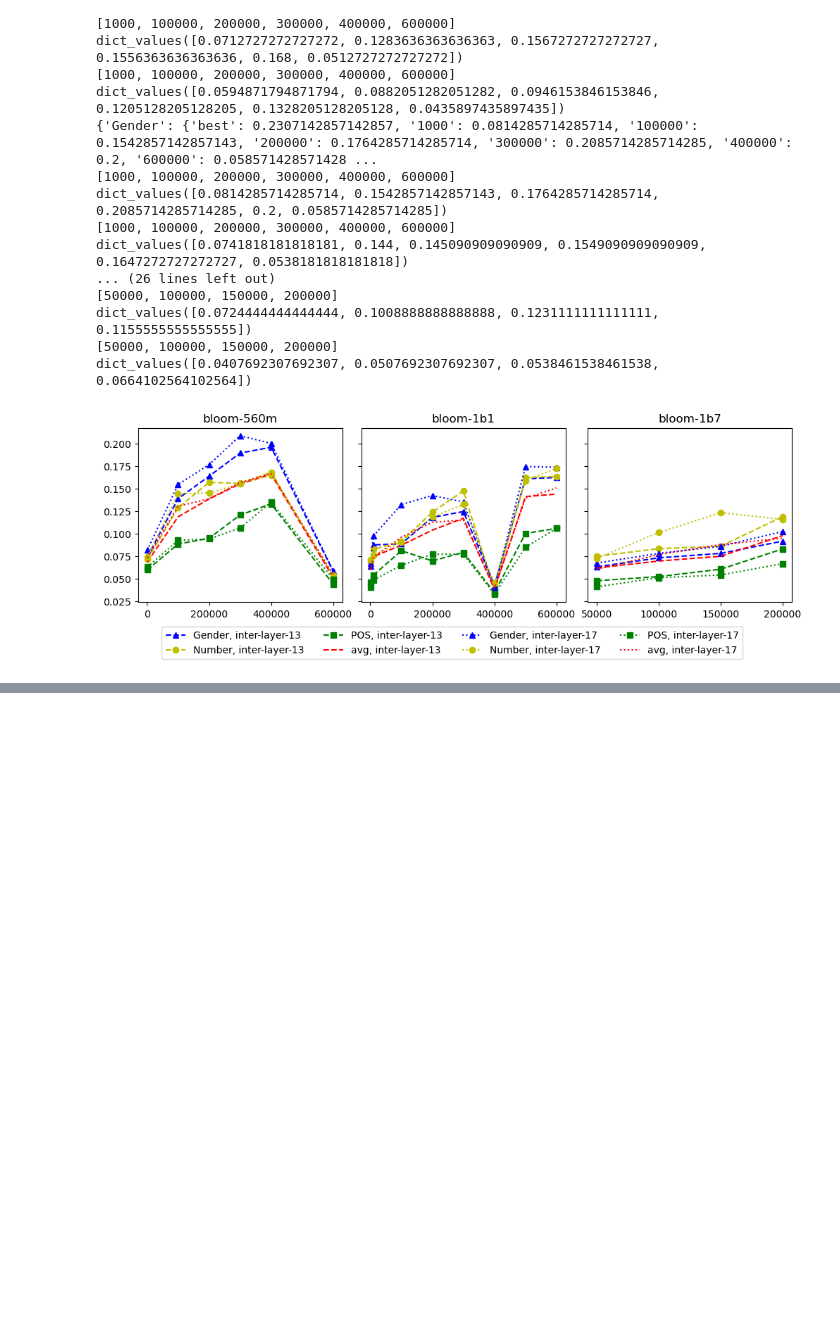
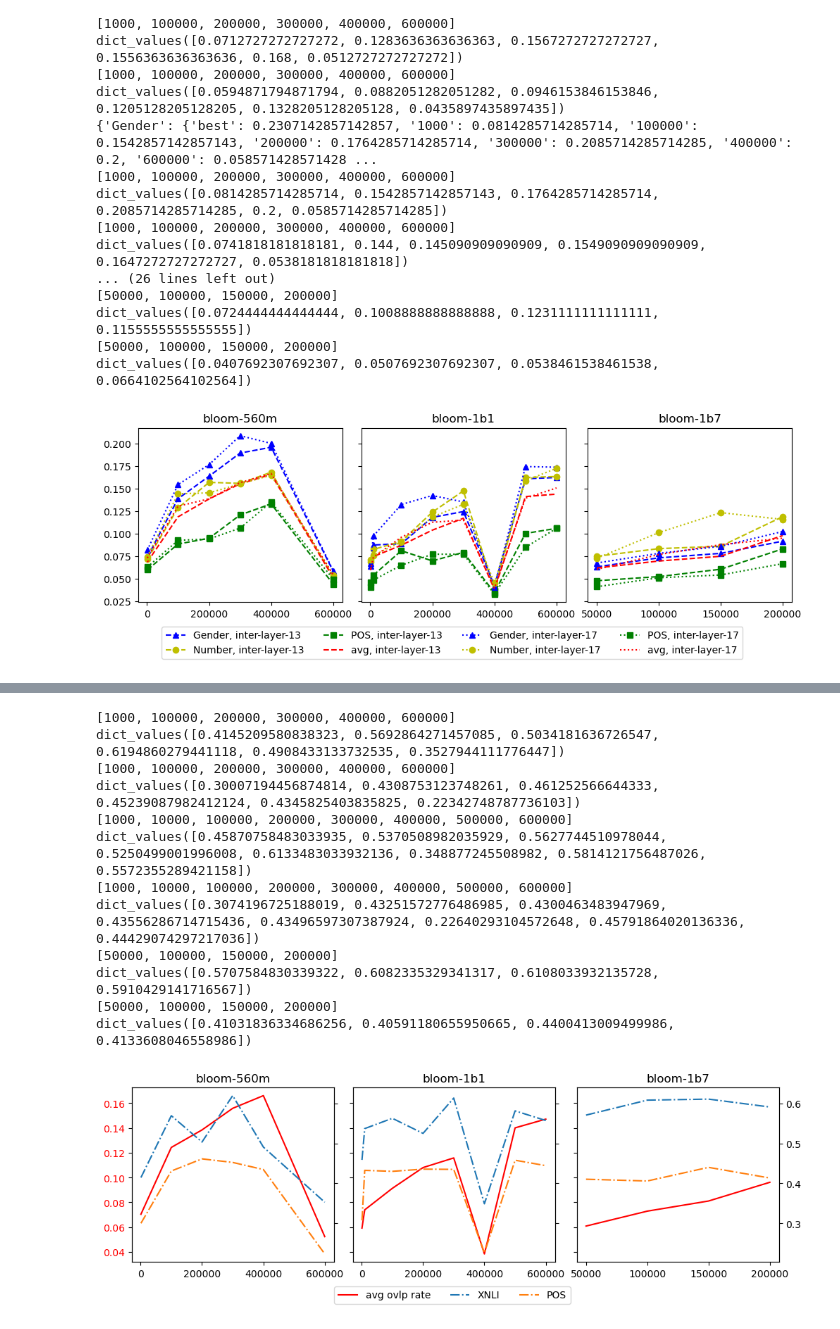
Before and after one commit to ErikaaWang/multilingual-typology-probing, a Jupyter notebook: scatter_plot_ovlp.ipynb, the cells around one changed output, grey strips where cells are left out. Saved outputs shown, nothing was run; the diff lists cells and outputs as text; code cells hidden in the pictures; blank space fills up the shorter version.

Commit message:
plot update

```diff
--- a/scatter_plot_ovlp.ipynb
+++ b/scatter_plot_ovlp.ipynb
@@ -96,0 +94,74 @@ dict_values([0.0407692307692307, 0.0507692307692307, 0.0538461538461538, 0.06641
+# %%
+# ======================#2 correlation plot - curve#==============================
+fig, axs = plt.subplots(1, 3, sharex=False, sharey=True, layout="constrained", figsize=(10,3))
+model_index = 0
+axs_dup = [ax.twinx() for ax in axs]
+for model in ['bloom-560m', 'bloom-1b1', 'bloom-1b7']:
+    avg_alignment = {}
+    for l in ['inter-layer-13', 'inter-layer-17']:
+
+        with open(f'csv_files/{model}_{l}_avg-ovlp-rate-by-ckpt.txt', 'r') as f:
+            read_lines = f.readlines()
+            avg_ovlp_dict = {}
+            for line in read_lines:
+                list = line.split(',')
+                if list[0] == 'best':
+                    continue
+                if int(list[0]) not in avg_alignment:
+                    avg_alignment[int(list[0])] = 0
+                avg_alignment[int(list[0])] += float(list[1])
+
+    for k, v in avg_alignment.items():
+        avg_alignment[k] = v/2
+
+    ckpts, avg_ovlps = zip(*avg_alignment.items())
+    axs[model_index].plot(ckpts, avg_ovlps, "r-", label='avg ovlp rate')
+
+    task_name_dict = {"XNLI": 'xnli_acc', "POS": 'f1-score'}
+    for task in ["XNLI", "POS"]:
+        score_dict = pd.read_csv(f'csv_files/{model}_{task_name_dict[task]}.csv', index_col=0)
+        avg_scores = score_dict.mean(axis=0).to_dict()
+        if 'best' in avg_scores:
+            del avg_scores['best']
+        x = [int(k) for k in avg_scores.keys()]
+        y = avg_scores.values()
+        print(x)
+        print(y)
+        axs_dup[model_index].plot(x, y, "-.", label=task)
+    if model_index < 2:
+        axs_dup[model_index].get_shared_y_axes().join(axs_dup[model_index], axs_dup[model_index+1])
+    axs[model_index].set_title(model)
+    axs[model_index].tick_params(axis='y', labelcolor='red')
+    model_index += 1
+
+axs_dup[0].set_yticklabels([])
+axs_dup[1].set_yticklabels([])
+
+labels_handles = {
+  label: handle for ax in fig.axes for handle, label in zip(*ax.get_legend_handles_labels())
+}
+
+fig.legend(
+  labels_handles.values(),
+  labels_handles.keys(),
+  loc = "upper center",
+   bbox_to_anchor = (0.5, 0),
+   bbox_transform = plt.gcf().transFigure,
+   ncol=3
+)
+
+plt.savefig(f'experiments/scatterplots/crslgual_curve.pdf', bbox_inches='tight')
+# %% [output]
+[1000, 100000, 200000, 300000, 400000, 600000]
+dict_values([0.4145209580838323, 0.5692864271457085, 0.5034181636726547, 0.6194860279441118, 0.4908433133732535, 0.3527944111776447])
+[1000, 100000, 200000, 300000, 400000, 600000]
+dict_values([0.30007194456874814, 0.4308753123748261, 0.461252566644333, 0.45239087982412124, 0.4345825403835825, 0.22342748787736103])
+[1000, 10000, 100000, 200000, 300000, 400000, 500000, 600000]
+dict_values([0.45870758483033935, 0.5370508982035929, 0.5627744510978044, 0.5250499001996008, 0.6133483033932136, 0.348877245508982, 0.5814121756487026, 0.5572355289421158])
+[1000, 10000, 100000, 200000, 300000, 400000, 500000, 600000]
+dict_values([0.3074196725188019, 0.43251572776486985, 0.4300463483947969, 0.43556286714715436, 0.43496597307387924, 0.22640293104572648, 0.45791864020136336, 0.44429074297217036])
+[50000, 100000, 150000, 200000]
+dict_values([0.5707584830339322, 0.6082335329341317, 0.6108033932135728, 0.5910429141716567])
+[50000, 100000, 150000, 200000]
+dict_values([0.41031836334686256, 0.40591180655950665, 0.4400413009499986, 0.4133608046558986])
+[figure, added]
```
Also changed, not shown: parts of 3 cells of this notebook, 4 other files.
